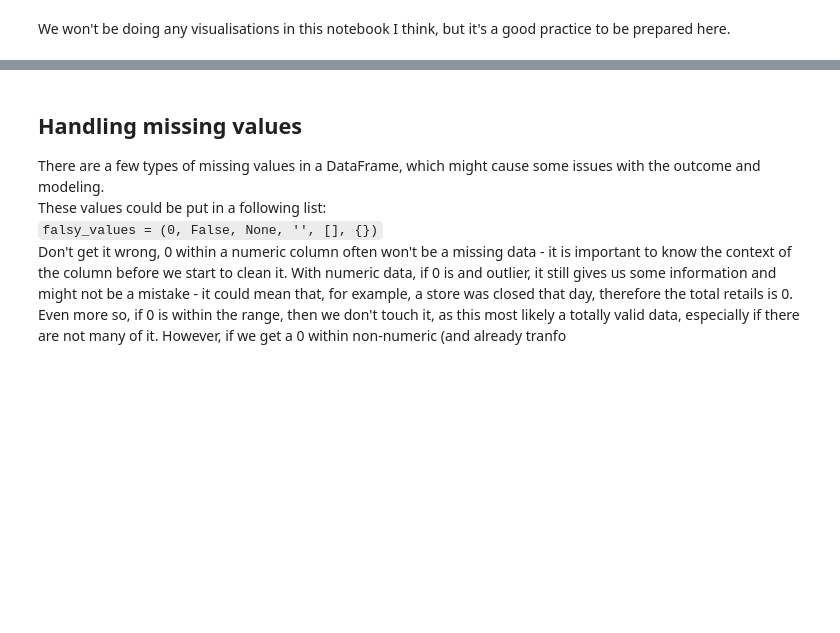
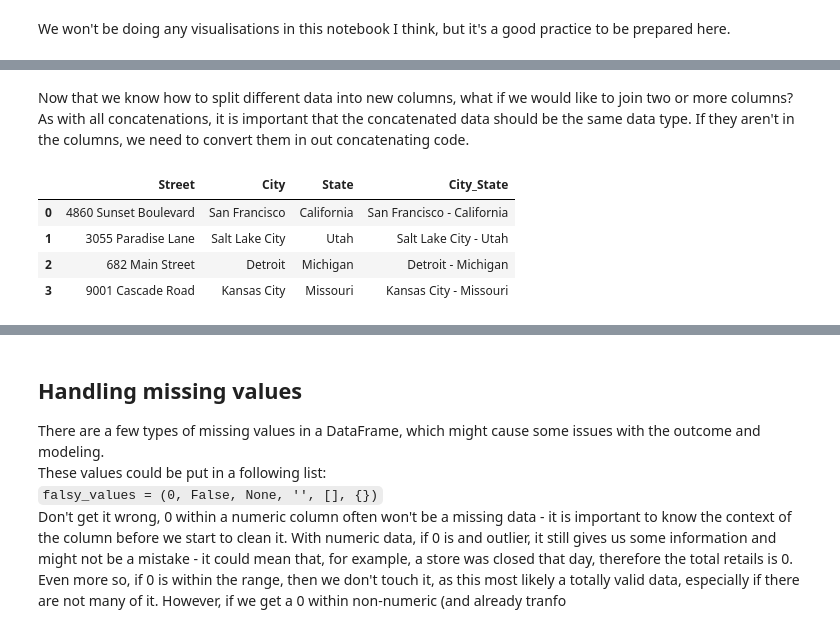
Before and after one commit to miladziekanowska/Data_Analytics, a Jupyter notebook: Pandas_Data_Cleaning.ipynb, the cells around one changed output, grey strips where cells are left out. Cells and saved outputs as stored; diff of their text form; code cells hidden in the pictures; blank space fills up the shorter version.

```diff
--- a/Pandas_Data_Cleaning.ipynb
+++ b/Pandas_Data_Cleaning.ipynb
@@ -34,0 +141,14 @@ Before we jump in to any other cleaning and changes with our data, it is best to
+# %% [markdown]
+Now that we know how to split different data into new columns, what if we would like to join two or more columns?
+As with all concatenations, it is important that the concatenated data should be the same data type. If they aren't in the columns, we need to convert them in out concatenating code.
+# %%
+# Let's do one example from the DataFrame above
+# To create a concatenated column, we of course need to create a new column
+df['City_State'] = df['City'] + " - " + df['State']
+df
+# %% [output]
+|  | Street | City | State | City_State |
+| 0 | 4860 Sunset Boulevard | San Francisco | California | San Francisco - California |
+| 1 | 3055 Paradise Lane | Salt Lake City | Utah | Salt Lake City - Utah |
+| 2 | 682 Main Street | Detroit | Michigan | Detroit - Michigan |
+| 3 | 9001 Cascade Road | Kansas City | Missouri | Kansas City - Missouri |
```
Also changed, not shown: parts of 21 cells of this notebook.
